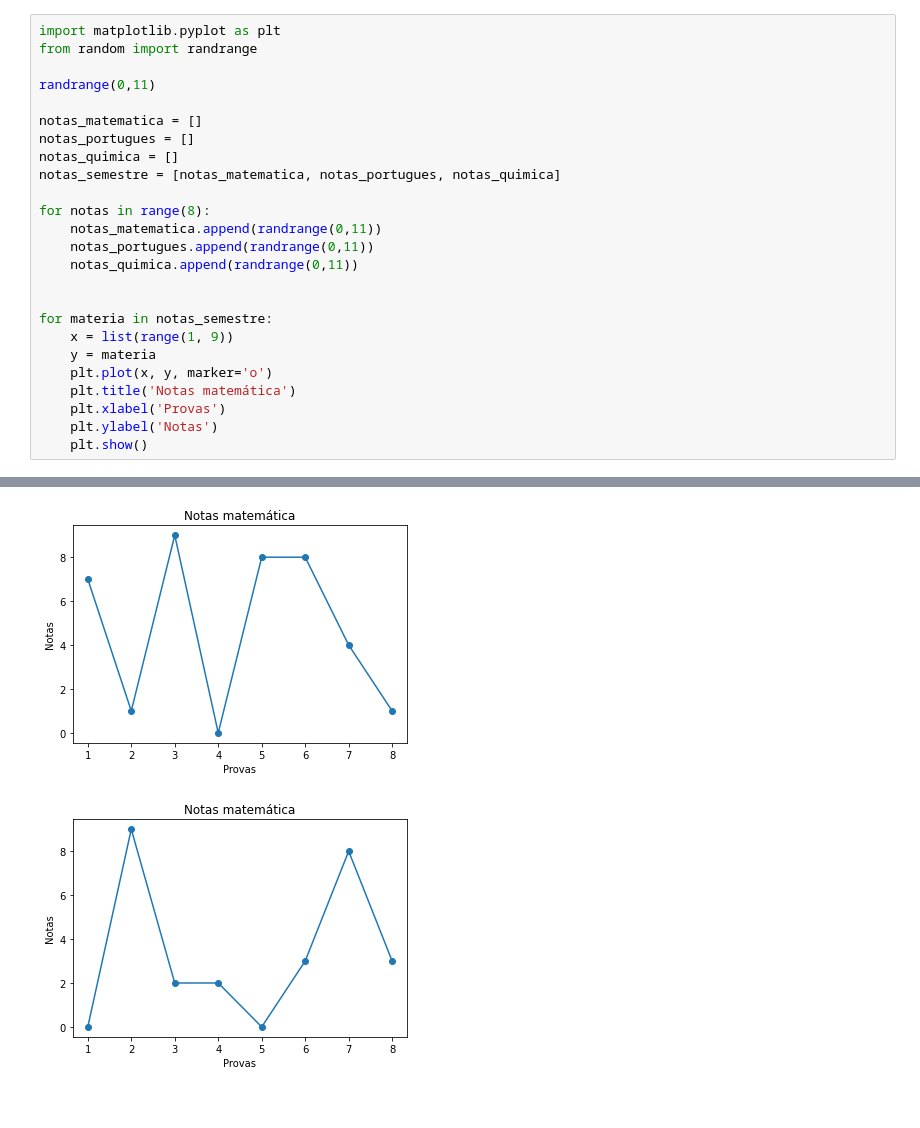
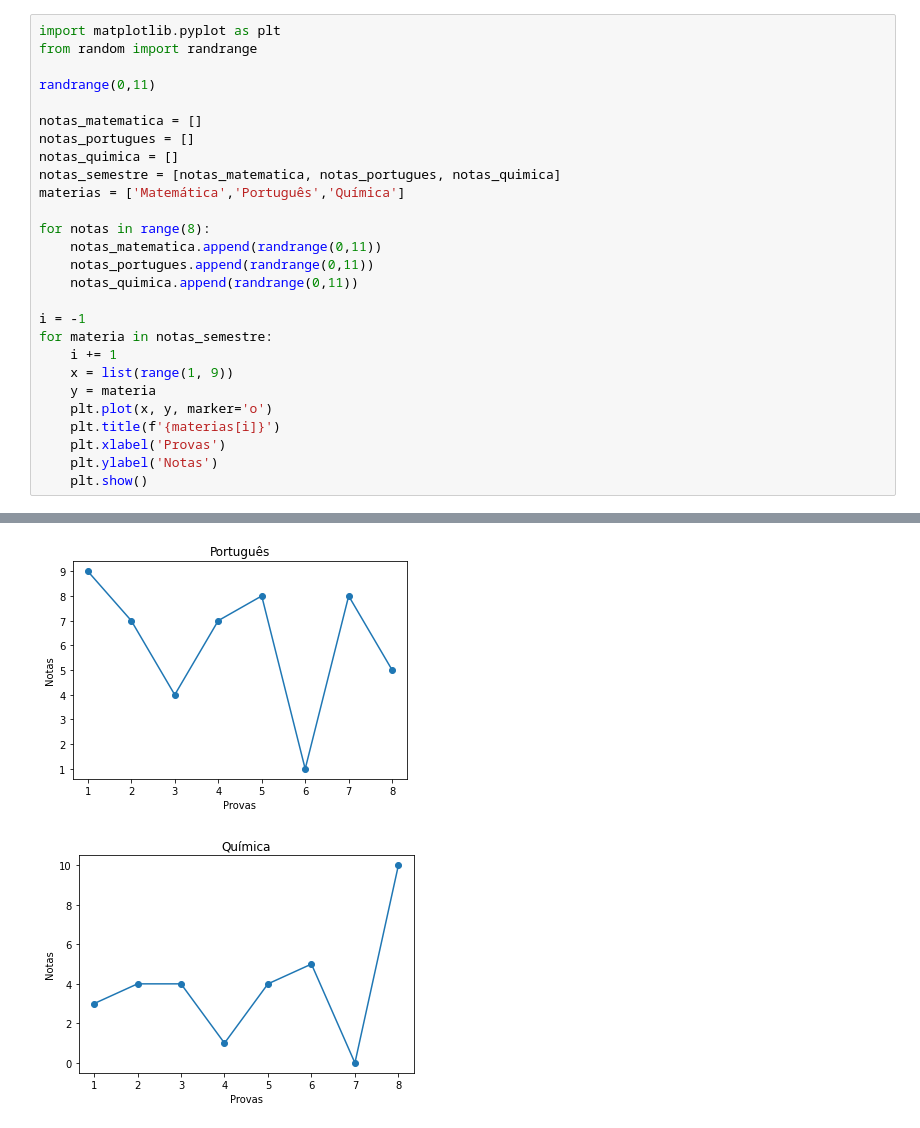
Before and after one commit to JonathanOJ/Graficos, a Jupyter notebook: Gráficos.ipynb, the cells around one changed output, grey strips where cells are left out. Cells and saved outputs as stored; diff of their text form.

```diff
--- a/Gráficos.ipynb
+++ b/Gráficos.ipynb
@@ -8,18 +8,20 @@ notas_matematica = []
 notas_portugues = []
 notas_quimica = []
 notas_semestre = [notas_matematica, notas_portugues, notas_quimica]
+materias = ['Matemática','Português','Química']
 
 for notas in range(8):
     notas_matematica.append(randrange(0,11))
     notas_portugues.append(randrange(0,11))
     notas_quimica.append(randrange(0,11))
 
-
+i = -1
 for materia in notas_semestre:
+    i += 1
     x = list(range(1, 9))
     y = materia
     plt.plot(x, y, marker='o')
-    plt.title('Notas matemática')
+    plt.title(f'{materias[i]}')
     plt.xlabel('Provas')
     plt.ylabel('Notas')
     plt.show()
@@ -28,2 +30,2 @@ for materia in notas_semestre:
-[figure, old version]
+[figure, new version]
-[figure, old version]
+[figure, new version]
```
Also changed, not shown: parts of 1 cell of this notebook, 1 other file.
